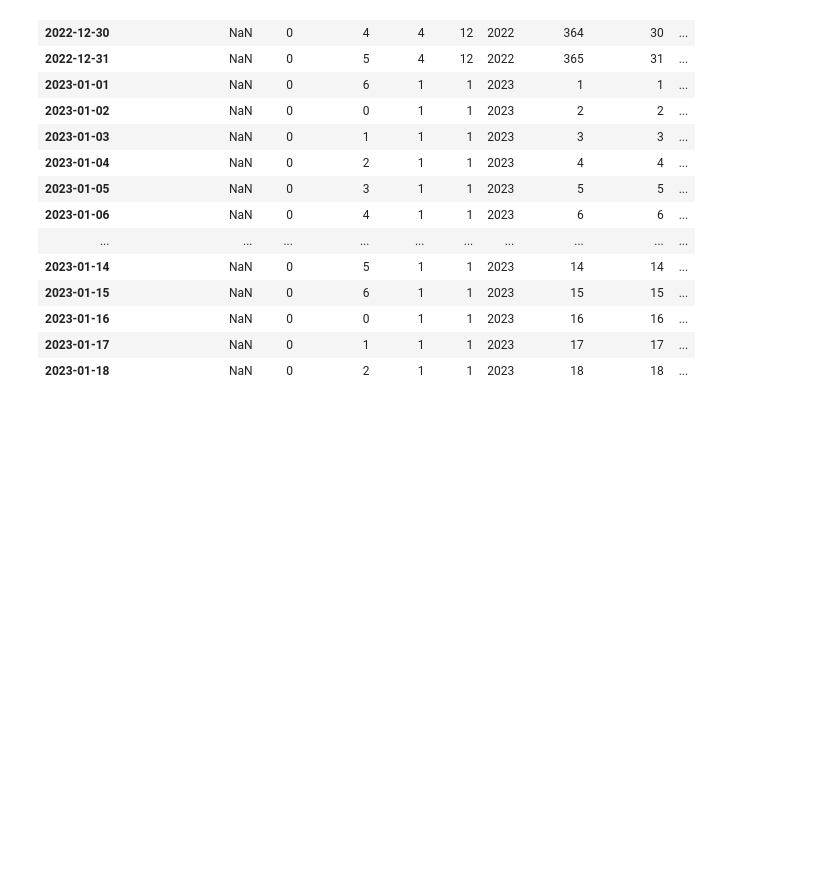
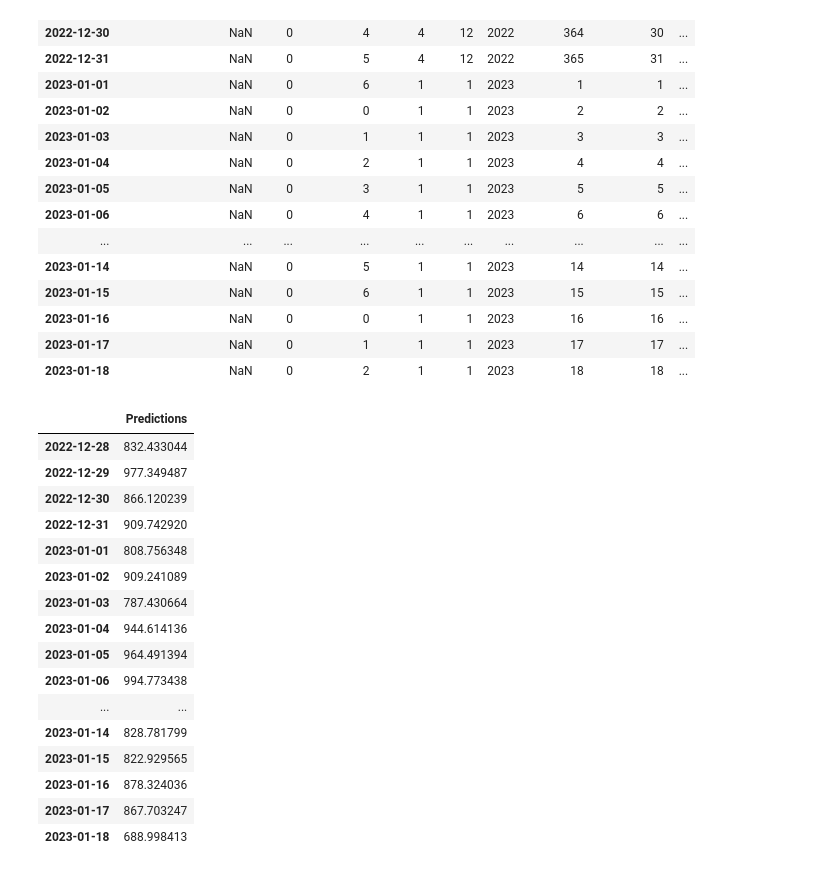
Before and after one commit to ibpinto3098/Personal-Projects, a Jupyter notebook: Dairy Sales/Dairy Sales Analysis.ipynb, the cells around one changed output. Cells and saved outputs as stored; diff of their text form; code cells hidden in the pictures; blank space fills up the shorter version.

```diff
--- a/Dairy Sales/Dairy Sales Analysis.ipynb
+++ b/Dairy Sales/Dairy Sales Analysis.ipynb
@@ -532,3 +549,25 @@ future_w_features
 | 2023-01-16 | NaN | 0 | 0 | 1 | 1 | 2023 | 16 | 16 | ... |
 | 2023-01-17 | NaN | 0 | 1 | 1 | 1 | 2023 | 17 | 17 | ... |
 | 2023-01-18 | NaN | 0 | 2 | 1 | 1 | 2023 | 18 | 18 | ... |
+# %%
+df_pred = future_w_features.query('isFuture')
+# %%
+df_pred[['Predictions']]
+# %% [output]
+|  | Predictions |
+| 2022-12-28 | 832.433044 |
+| 2022-12-29 | 977.349487 |
+| 2022-12-30 | 866.120239 |
+| 2022-12-31 | 909.742920 |
+| 2023-01-01 | 808.756348 |
+| 2023-01-02 | 909.241089 |
+| 2023-01-03 | 787.430664 |
+| 2023-01-04 | 944.614136 |
+| 2023-01-05 | 964.491394 |
+| 2023-01-06 | 994.773438 |
+| ... | ... |
+| 2023-01-14 | 828.781799 |
+| 2023-01-15 | 822.929565 |
+| 2023-01-16 | 878.324036 |
+| 2023-01-17 | 867.703247 |
+| 2023-01-18 | 688.998413 |
```
Also changed, not shown: parts of 3 cells of this notebook, 1 other file.
